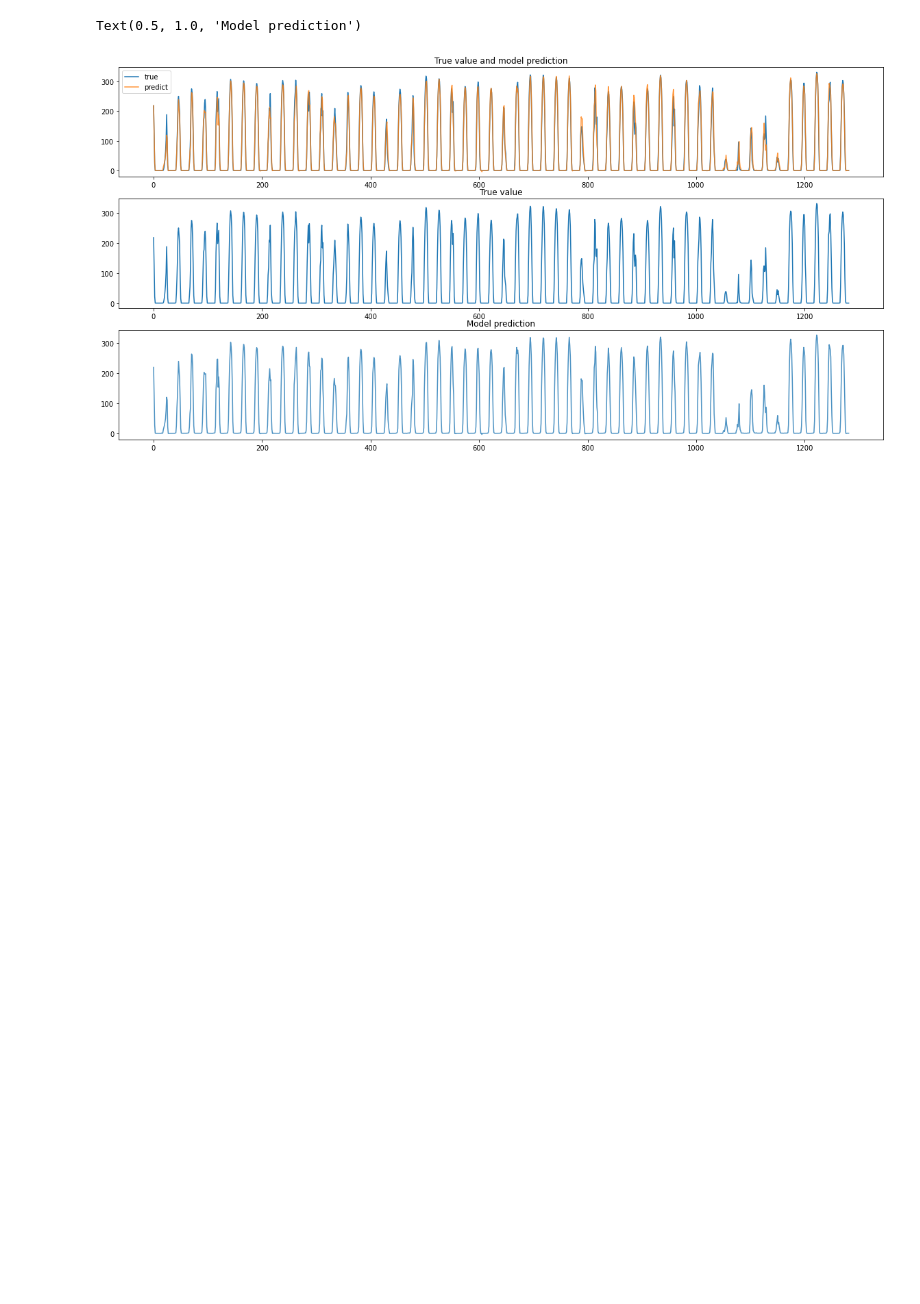
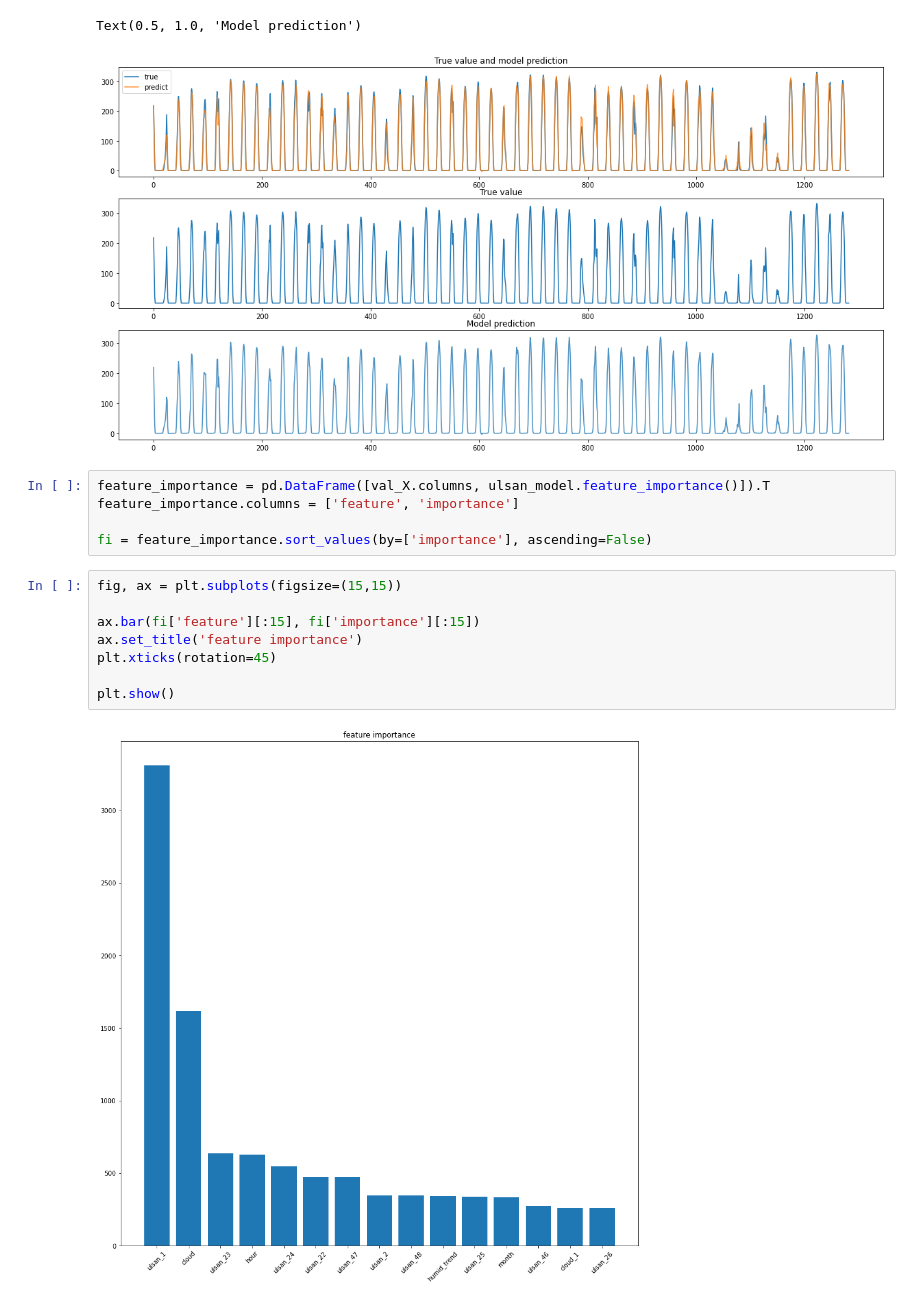
Before and after one commit to kimjh0107/Predict-solar-power-generation, a Jupyter notebook: EDA_lightGBM.ipynb, the cells around one changed output. Saved outputs shown, nothing was run; the diff lists cells and outputs as text; blank space fills up the shorter version.

Commit message:
add feature importance

```diff
--- a/EDA_lightGBM.ipynb
+++ b/EDA_lightGBM.ipynb
@@ -415,3 +415,18 @@ axes[2].set_title('Model prediction')
 # %% [output]
 Text(0.5, 1.0, 'Model prediction')
 [figure]
+# %%
+feature_importance = pd.DataFrame([val_X.columns, ulsan_model.feature_importance()]).T
+feature_importance.columns = ['feature', 'importance']
+
+fi = feature_importance.sort_values(by=['importance'], ascending=False)
+# %%
+fig, ax = plt.subplots(figsize=(15,15))
+
+ax.bar(fi['feature'][:15], fi['importance'][:15])
+ax.set_title('feature importance')
+plt.xticks(rotation=45)
+
+plt.show()
+# %% [output]
+[figure, added]
```
Also changed, not shown: parts of 1 cell of this notebook.
